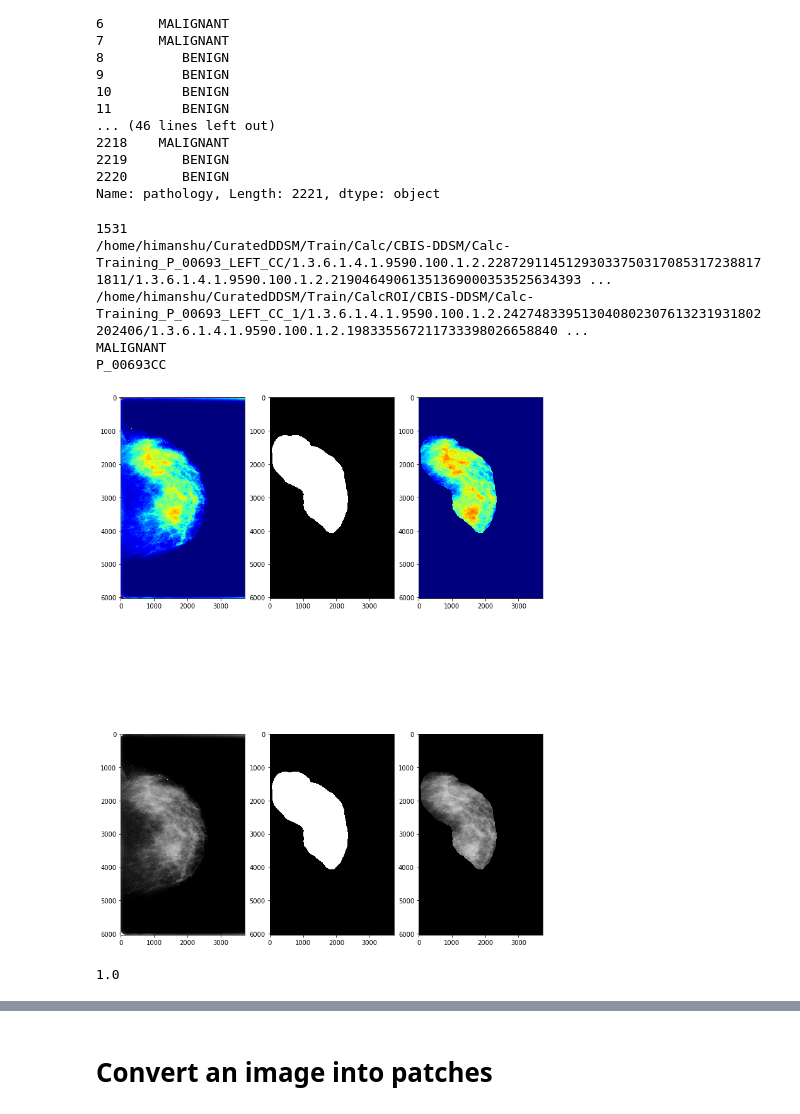
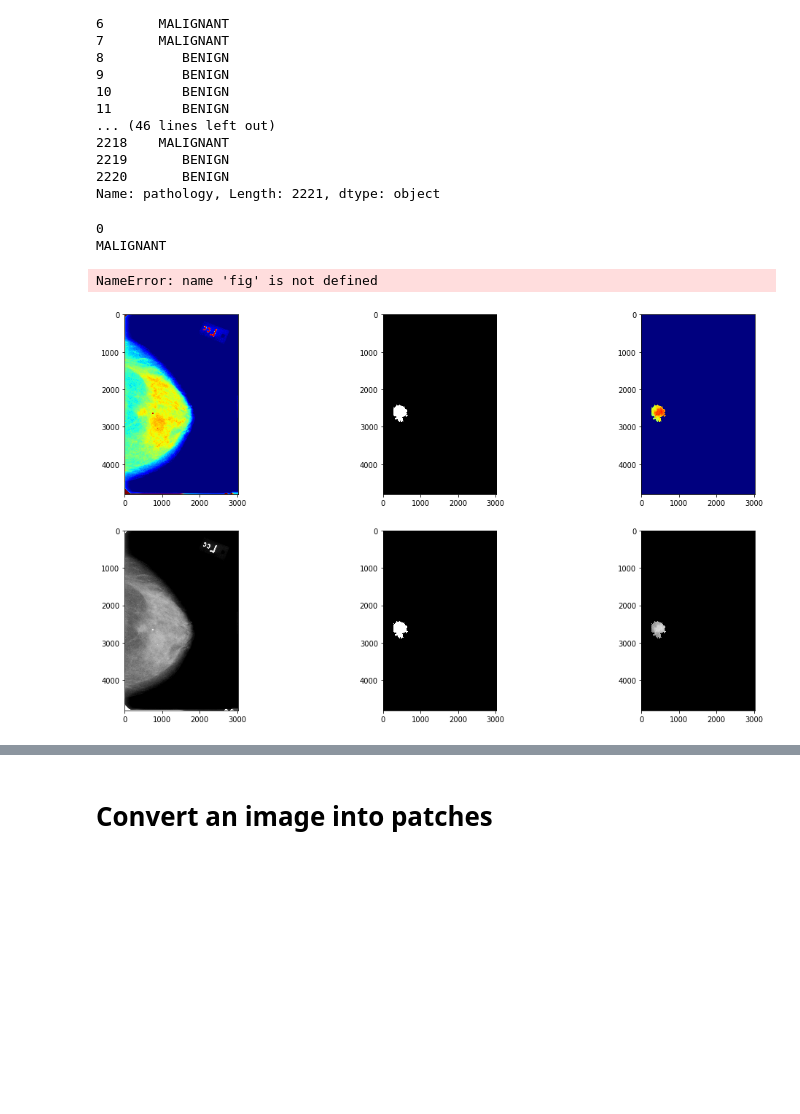
Before and after one commit to erh94/DetectionofBreastCancerUsingDL, a Jupyter notebook: MIL/preprocess-Copy1.ipynb, the cells around one changed output, grey strips where cells are left out. Cells and saved outputs as stored; diff of their text form; code cells hidden in the pictures; blank space fills up the shorter version.

```diff
--- a/MIL/preprocess-Copy1.ipynb
+++ b/MIL/preprocess-Copy1.ipynb
@@ -152,46 +151,46 @@ Name: pathology, Length: 2221, dtype: object
 # %%
 idx=np.random.randint(0,2221)
 # idx=24
-print(idx)
-filename =  train_df['patient_id'][idx]+train_df['image view'][idx]
-imgdcm = train_df['image file path'][idx]
-maskdcm = train_df['ROI mask file path'][idx]
-img =  DCM.read_file(imgdcm).pixel_array.astype(float)
-mask = DCM.read_file(maskdcm).pixel_array.astype(float)
-img = (np.maximum(img,0)/ img.max()) * 255.0
-img = np.uint8(img)
-mask = (np.maximum(mask,0)/mask.max())
-print(imgdcm)
-print(maskdcm)
-print(train_df['pathology'][idx])
-plt.rcParams["figure.figsize"] = [12,18]
-f = plt.figure(figsize=(12,18))
-ax = f.add_subplot(231)
-ax2 = f.add_subplot(232)
-ax3=f.add_subplot(233)
-ax.imshow(img,cmap='jet')
-ax2.imshow(mask,cmap='gray')
-ax3.imshow(img*mask,cmap='jet')
-# f = plt.figure(figsize=(15,12))
-ax4 = f.add_subplot(234)
-ax5 = f.add_subplot(235)
-ax6=f.add_subplot(236)
-ax4.imshow(img,cmap='gray')
-ax5.imshow(mask,cmap='gray')
-ax6.imshow(img*mask,cmap='gray')
-print(filename)
-plt.savefig('./images/'+filename+'.png')
+# idx = 1531
+idx = 2186
+for idx in range(len(train_df)):
+    print(idx)
+    filename =  train_df['patient_id'][idx]+train_df['image view'][idx]
+    imgdcm = train_df['image file path'][idx]
+    maskdcm = train_df['ROI mask file path'][idx]
+    img =  DCM.read_file(imgdcm).pixel_array.astype(float)
+    mask = DCM.read_file(maskdcm).pixel_array.astype(float)
+    img = (np.maximum(img,0)/ img.max()) * 255.0
+    img = np.uint8(img)
+    mask = (np.maximum(mask,0)/mask.max())
+    # print(imgdcm)
+    # print(maskdcm)
+    print(train_df['pathology'][idx])
+    plt.rcParams["figure.figsize"] = [18,10]
+    f = plt.figure(figsize=(18,10))
+    ax = f.add_subplot(231)
+    ax2 = f.add_subplot(232)
+    ax3=f.add_subplot(233)
+    ax.imshow(img,cmap='jet')
+    ax2.imshow(mask,cmap='gray')
+    ax3.imshow(img*mask,cmap='jet')
+    # f = plt.figure(figsize=(15,12))
+    ax4 = f.add_subplot(234)
+    ax5 = f.add_subplot(235)
+    ax6=f.add_subplot(236)
+    ax4.imshow(img,cmap='gray')
+    ax5.imshow(mask,cmap='gray')
+    ax6.imshow(img*mask,cmap='gray')
+    fig.suptitle(train_df['pathology'][idx])
+    print(filename)
+    plt.savefig('./images/'+filename+'.png')
 # %% [output]
-1531
-/home/himanshu/CuratedDDSM/Train/Calc/CBIS-DDSM/Calc-Training_P_00693_LEFT_CC/1.3.6.1.4.1.9590.100.1.2.228729114512930337503170853172388171811/1.3.6.1.4.1.9590.100.1.2.21904649061351369000353525634393 ...
-/home/himanshu/CuratedDDSM/Train/CalcROI/CBIS-DDSM/Calc-Training_P_00693_LEFT_CC_1/1.3.6.1.4.1.9590.100.1.2.242748339513040802307613231931802202406/1.3.6.1.4.1.9590.100.1.2.198335567211733398026658840 ...
+0
 MALIGNANT
-P_00693CC
+NameError: name 'fig' is not defined
-[figure, old version]
+[figure, new version]
 # %%
 np.max(mask)
-# %% [output]
-1.0
 # %%
 imgPIL = PIL.Image.fromarray(img)
 plt.imshow(img,cmap='gray')
```
Also changed, not shown: parts of 16 cells of this notebook, 4 other files.
